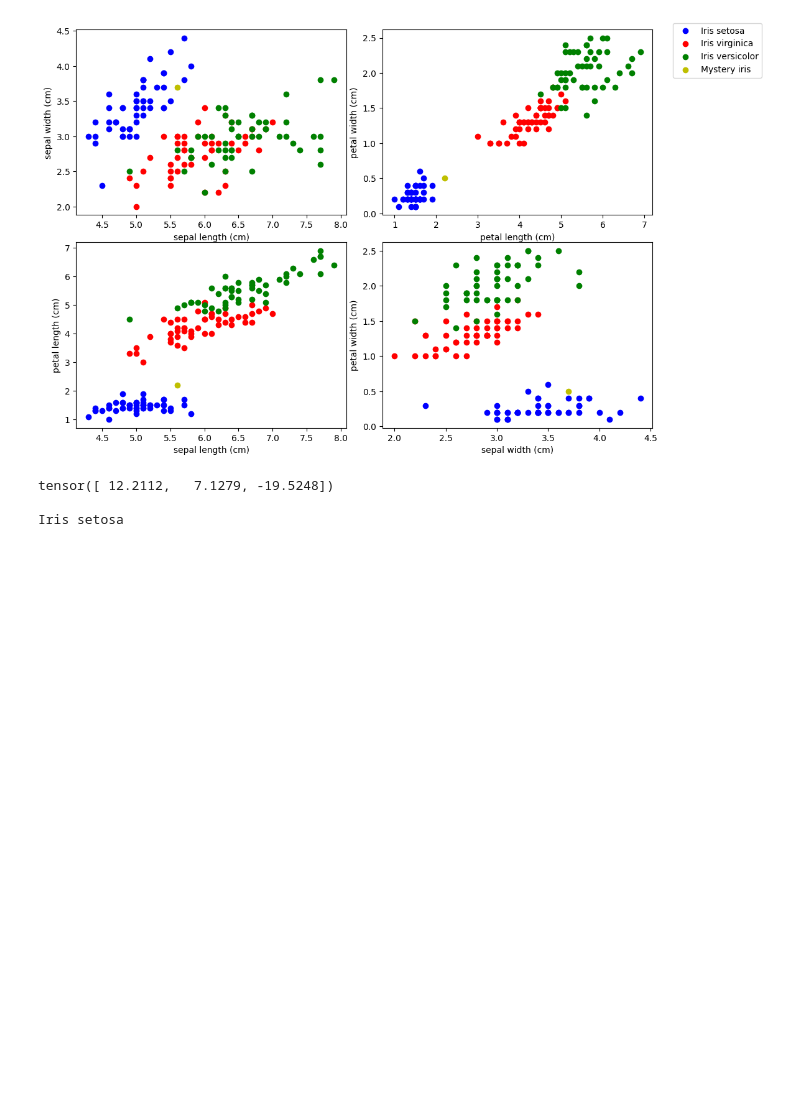
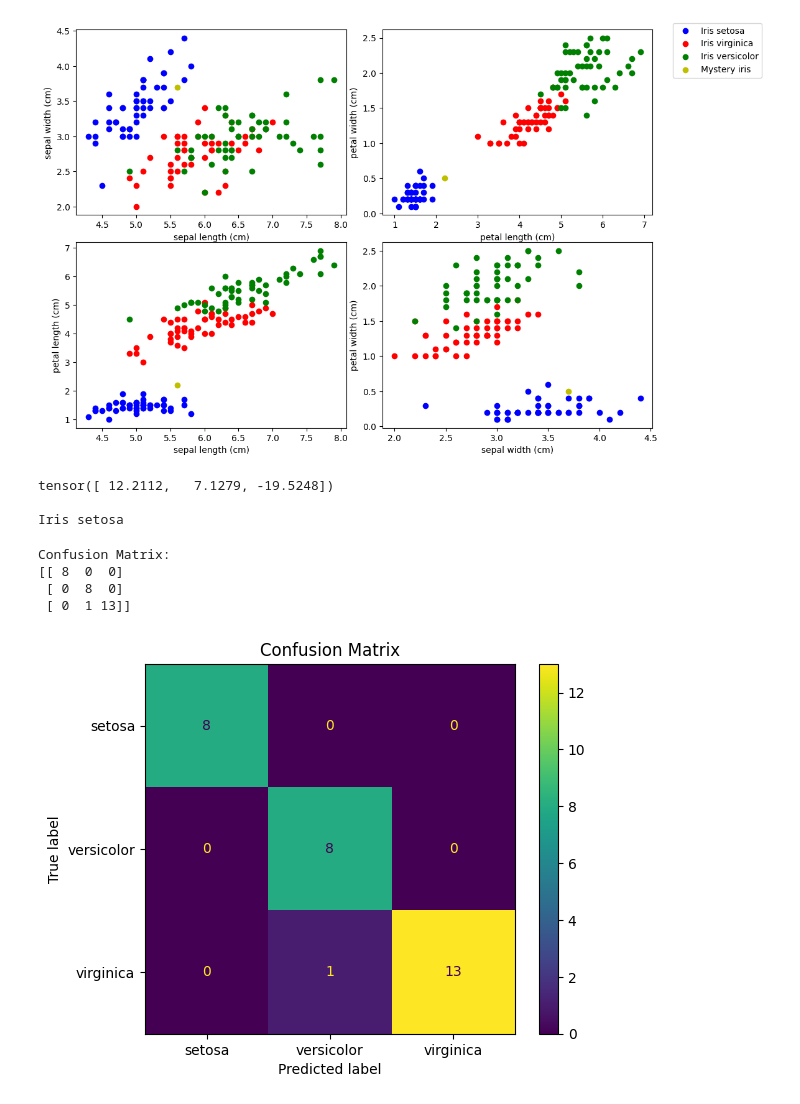
Before and after one commit to Saravananp27/Neural-Network-Classification-Model, a Jupyter notebook: exp-02.ipynb, the cells around one changed output. Cells and saved outputs as stored; diff of their text form; code cells hidden in the pictures; blank space fills up the shorter version.

```diff
--- a/exp-02.ipynb
+++ b/exp-02.ipynb
@@ -130,6 +130,6 @@ torch.save(model.state_dict(), 'IrisDatasetModel.pt')
 # %%
 new_model = Model()
-new_model.load_state_dict(torch.load('IrisDatasetModel.pt', weights_only=True))
+new_model.load_state_dict(torch.load('IrisModel.pt', weights_only=True))
 new_model.eval()
 # %% [output]
 Model(
@@ -172,3 +172,29 @@ with torch.no_grad():
 tensor([ 12.2112,   7.1279, -19.5248])
 
 Iris setosa
+# %%
+from sklearn.metrics import confusion_matrix, ConfusionMatrixDisplay
+
+y_pred_list = []
+
+with torch.no_grad():
+    for data in X_test:
+        y_val = model(data)
+        y_pred_list.append(y_val.argmax().item())
+
+cm = confusion_matrix(y_test, y_pred_list)
+
+print("Confusion Matrix:")
+print(cm)
+
+disp = ConfusionMatrixDisplay(confusion_matrix=cm,
+                              display_labels=['setosa', 'versicolor', 'virginica'])
+disp.plot()
+plt.title("Confusion Matrix")
+plt.show()
+# %% [output]
+Confusion Matrix:
+[[ 8  0  0]
+ [ 0  8  0]
+ [ 0  1 13]]
+[figure, added]
```
Also changed, not shown: parts of 2 cells of this notebook.
